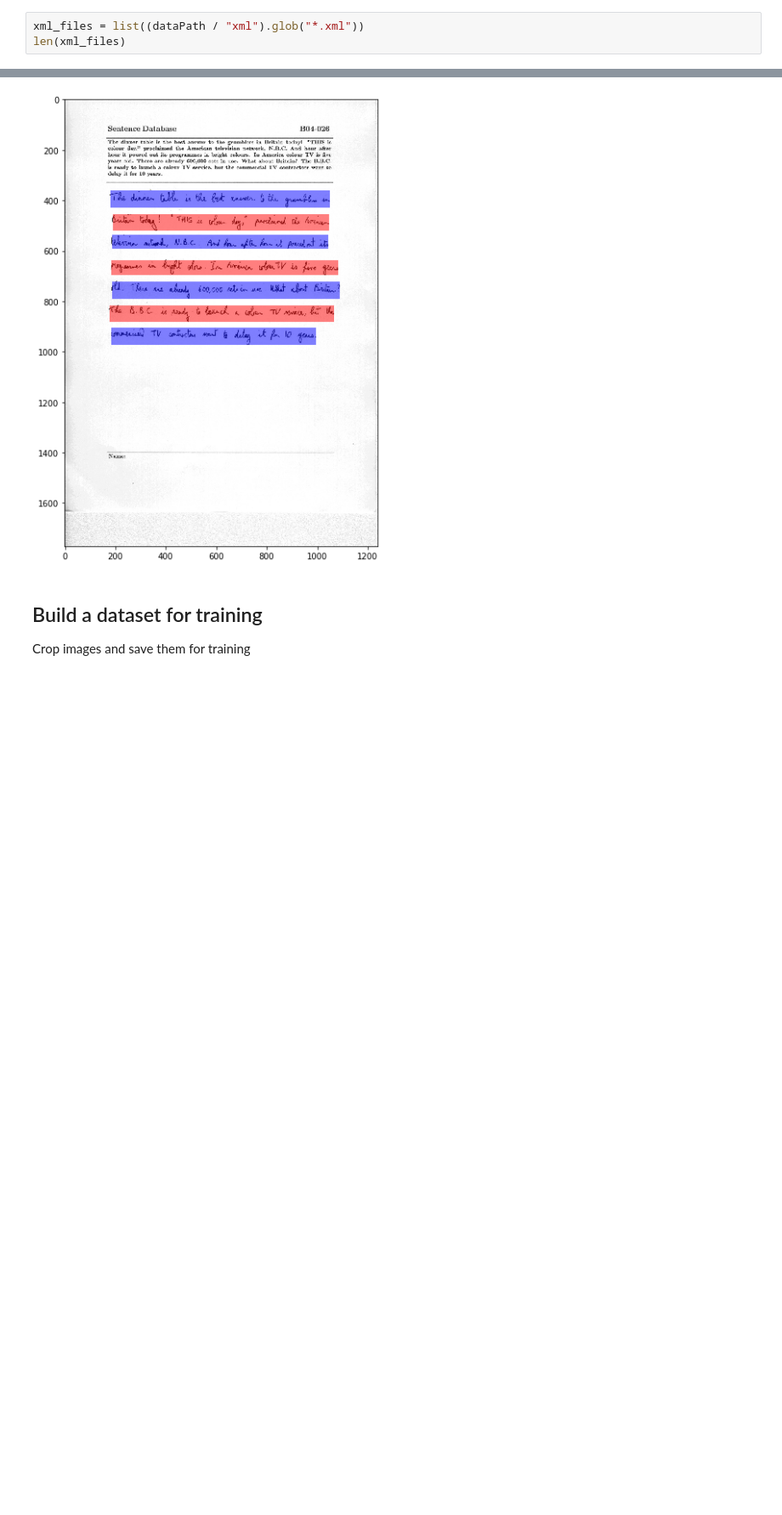
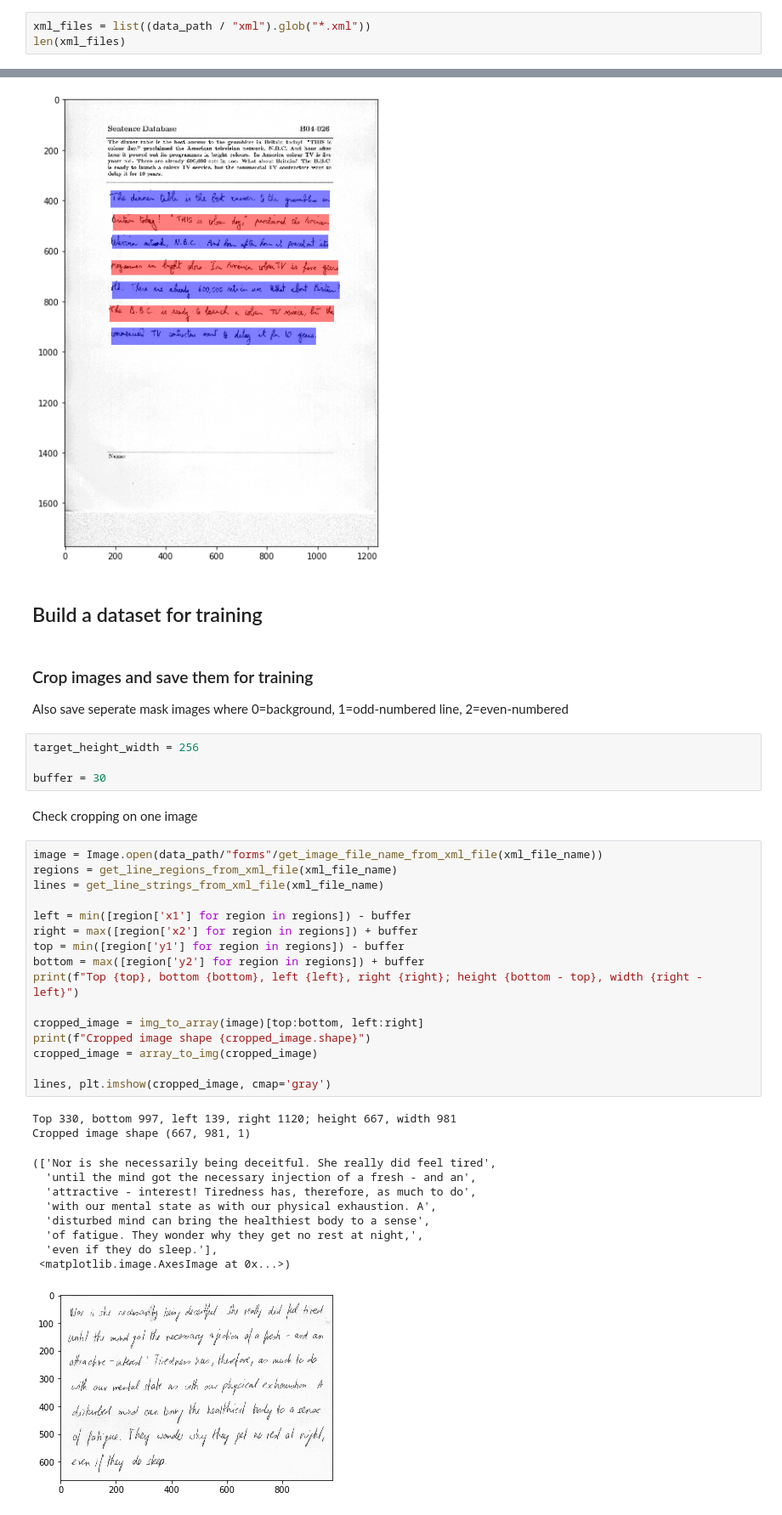
Before and after one commit to MostafaGazar/line-reader, a Jupyter notebook: notebooks/07-explore-iam-dataset.ipynb, the cells around one changed output, grey strips where cells are left out. Shown at 85% size. Drawn from its saved outputs; the diff is of its cells as text; blank space fills up the shorter version.

Commit message:
Explore iam dataset and generate lines detector dataset based on it for training

```diff
--- a/notebooks/07-explore-iam-dataset.ipynb
+++ b/notebooks/07-explore-iam-dataset.ipynb
@@ -111,7 +140,7 @@ def _get_line_region_from_xml_element(xml_line) -> Dict[str, int]:
         'y2': max(y2s) // DOWNSAMPLE_FACTOR + LINE_REGION_PADDING
     }
 # %%
-xml_files = list((dataPath / "xml").glob("*.xml"))
+xml_files = list((data_path / "xml").glob("*.xml"))
 len(xml_files)
 # %% [output]
 1539
@@ -172,5 +205,41 @@ plot_image_with_lines_overlay(xml_files[2])
 [figure]
 # %% [markdown]
 ## Build a dataset for training
-
-Crop images and save them for training
+# %% [markdown]
+### Crop images and save them for training
+
+Also save seperate mask images where 0=background, 1=odd-numbered line, 2=even-numbered
+# %%
+target_height_width = 256
+
+buffer = 30
+# %% [markdown]
+Check cropping on one image
+# %%
+image = Image.open(data_path/"forms"/get_image_file_name_from_xml_file(xml_file_name))
+regions = get_line_regions_from_xml_file(xml_file_name)
+lines = get_line_strings_from_xml_file(xml_file_name)
+
+left = min([region['x1'] for region in regions]) - buffer
+right = max([region['x2'] for region in regions]) + buffer
+top = min([region['y1'] for region in regions]) - buffer
+bottom = max([region['y2'] for region in regions]) + buffer
+print(f"Top {top}, bottom {bottom}, left {left}, right {right}; height {bottom - top}, width {right - left}")
+
+cropped_image = img_to_array(image)[top:bottom, left:right]
+print(f"Cropped image shape {cropped_image.shape}")
+cropped_image = array_to_img(cropped_image)
+
+lines, plt.imshow(cropped_image, cmap='gray')
+# %% [output]
+Top 330, bottom 997, left 139, right 1120; height 667, width 981
+Cropped image shape (667, 981, 1)
+(['Nor is she necessarily being deceitful. She really did feel tired',
+  'until the mind got the necessary injection of a fresh - and an',
+  'attractive - interest! Tiredness has, therefore, as much to do',
+  'with our mental state as with our physical exhaustion. A',
+  'disturbed mind can bring the healthiest body to a sense',
+  'of fatigue. They wonder why they get no rest at night,',
+  'even if they do sleep.'],
+ <matplotlib.image.AxesImage at 0x...>)
+[figure, added]
```
Also changed, not shown: parts of 12 cells of this notebook.
